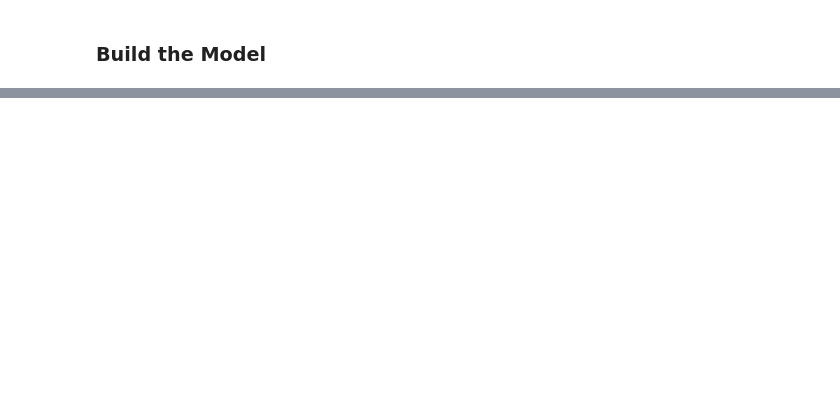
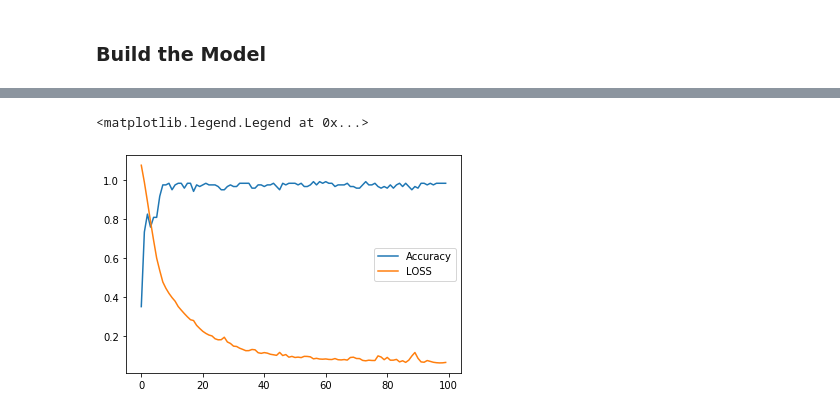
Before and after one commit to kckecheng/datascience-tutorial, a Jupyter notebook: tensorflow.ipynb, the cells around one changed output, grey strips where cells are left out. Drawn from its saved outputs; the diff is of its cells as text; code cells hidden in the pictures; blank space fills up the shorter version.

```diff
--- a/tensorflow.ipynb
+++ b/tensorflow.ipynb
@@ -252,0 +425,6 @@ ax.legend()
+# %%
+train = data[0:120]
+val = data[120:]
+# %%
+train_x, train_y = train.iloc[:,0:4], train.iloc[:,4:]
+val_x, val_y = val.iloc[:,0:4], val.iloc[:,4:]
@@ -252,0 +451,14 @@ ax.legend()
+# %%
+model = keras.Sequential(
+    [
+        layers.Dense(8, activation='sigmoid', input_shape=(4,)),
+        layers.Dense(3, activation='softmax')
+    ]
+)
+optimizer = keras.optimizers.Adam(0.01)
+model.compile(
+    loss='categorical_crossentropy',
+    optimizer=optimizer,
+    metrics=['acc']
+)
+model.summary()
@@ -252,0 +478,2 @@ ax.legend()
+# %%
+history = model.fit(train_x, train_y, batch_size=10, epochs=100)
@@ -252,0 +502,8 @@ ax.legend()
+# %%
+fig, ax = plt.subplots()
+ax.plot(history.history['acc'], label="Accuracy")
+ax.plot(history.history['loss'], label="LOSS")
+ax.legend()
+# %% [output]
+<matplotlib.legend.Legend at 0x...>
+[figure, added]
```
Also changed, not shown: parts of 39 cells of this notebook, 1 other file.
